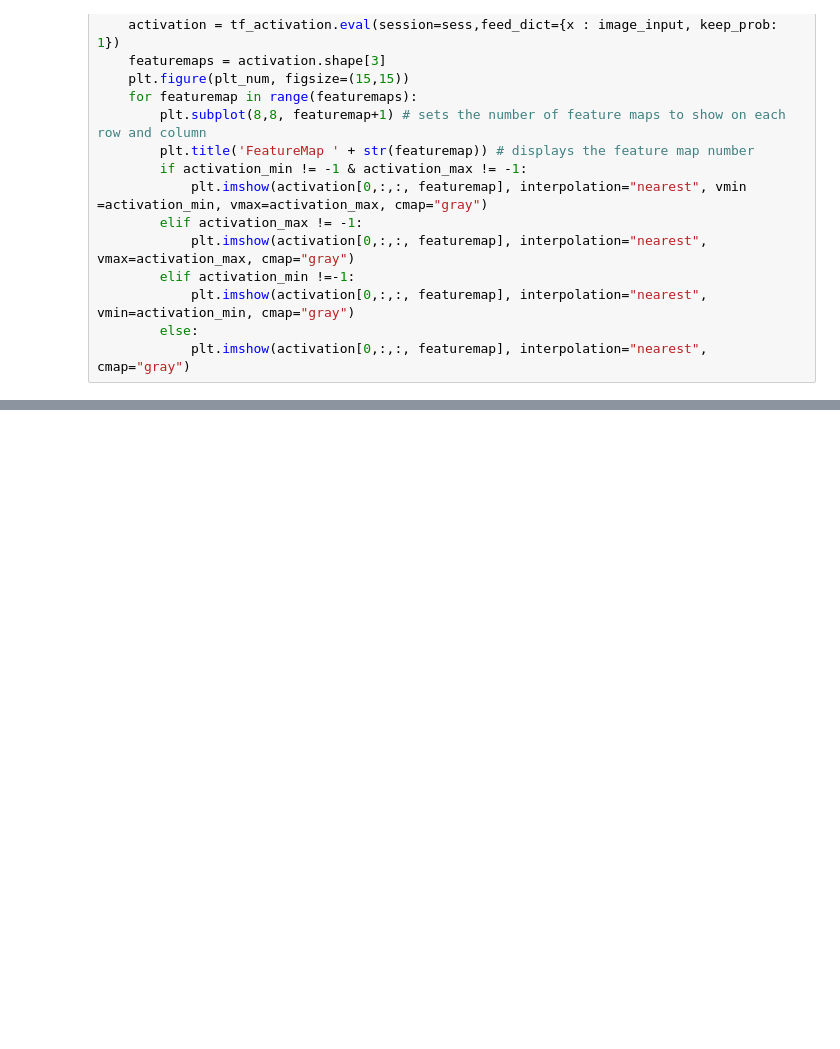
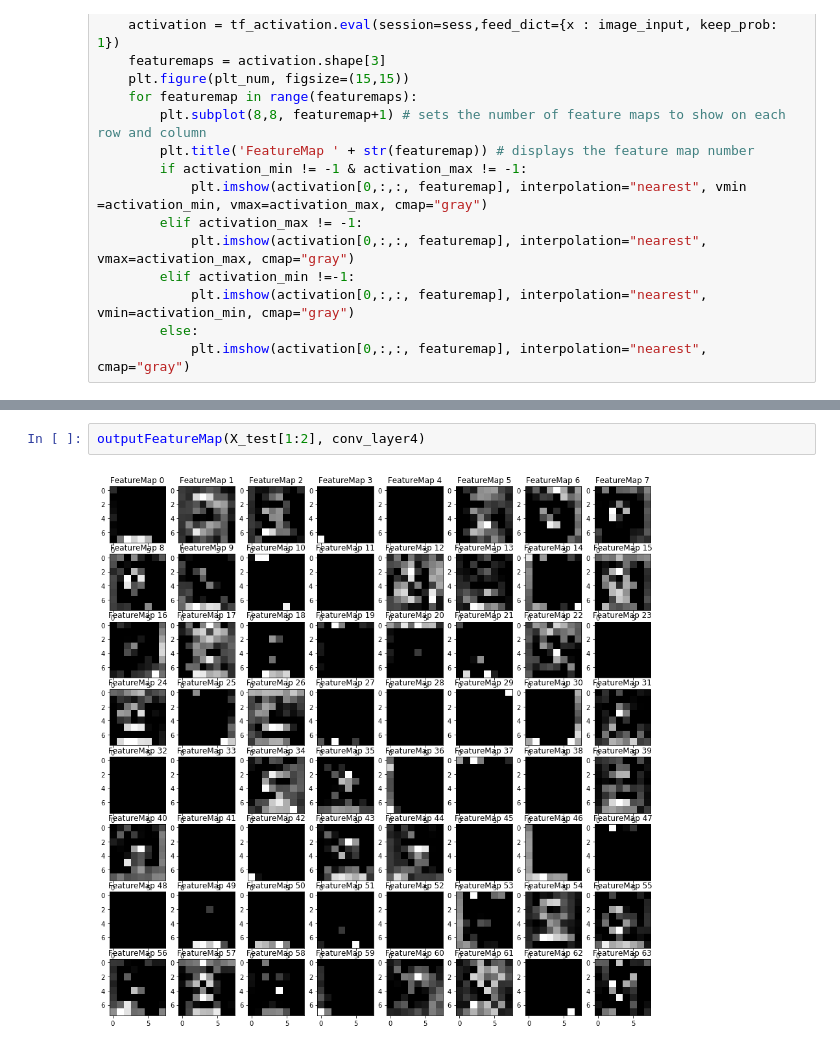
Before and after one commit to KUASWoodyLIN/Udacity_self_driving_car_challenge_2, a Jupyter notebook: Traffic_Sign_Classifier.ipynb, the cells around one changed output, grey strips where cells are left out. Saved outputs shown, nothing was run; the diff lists cells and outputs as text; blank space fills up the shorter version.

```diff
--- a/Traffic_Sign_Classifier.ipynb
+++ b/Traffic_Sign_Classifier.ipynb
@@ -550,0 +599,4 @@ outputFeatureMap(X_test[1:2], conv_layer1)
+# %%
+outputFeatureMap(X_test[1:2], conv_layer4)
+# %% [output]
+[figure, added]
```
Also changed, not shown: parts of 22 cells of this notebook, 6 other files.
